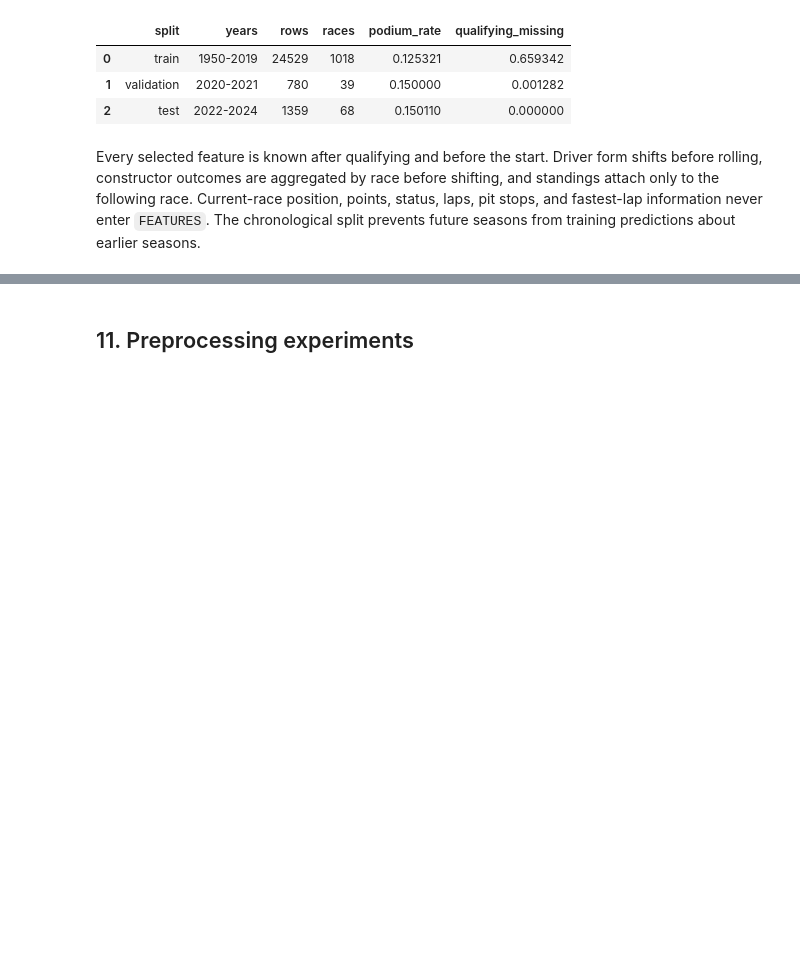
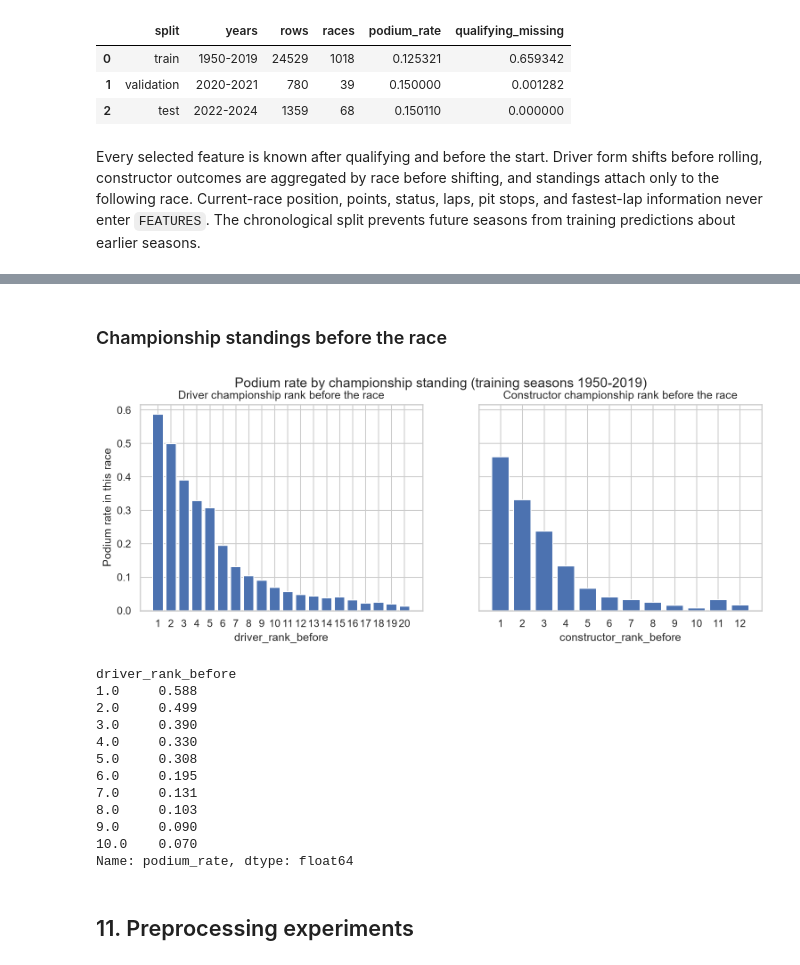
Before and after one commit to aliyousefex/ACL-9th-Paladin, a Jupyter notebook: notebooks/milestone_1_f1_podium_prediction.ipynb, the cells around one changed output, grey strips where cells are left out. Drawn from its saved outputs; the diff is of its cells as text; code cells hidden in the pictures; blank space fills up the shorter version.

```diff
--- a/notebooks/milestone_1_f1_podium_prediction.ipynb
+++ b/notebooks/milestone_1_f1_podium_prediction.ipynb
@@ -837,3 +1188,39 @@ Every selected feature is known after qualifying and before the start. Driver fo
+# %% [markdown]
+### Championship standings before the race
+# %%
+by_driver_rank = train[train["driver_rank_before"] <= 20].groupby("driver_rank_before")["podium"].mean()
+by_team_rank = train[train["constructor_rank_before"] <= 12].groupby("constructor_rank_before")["podium"].mean()
+
+fig, axes = plt.subplots(1, 2, figsize=(12, 4), sharey=True)
+axes[0].bar(by_driver_rank.index, by_driver_rank.values)
+axes[0].set_xticks(range(1, 21))
+axes[0].set_title("Driver championship rank before the race")
+axes[0].set_xlabel("driver_rank_before")
+axes[0].set_ylabel("Podium rate in this race")
+axes[1].bar(by_team_rank.index, by_team_rank.values)
+axes[1].set_xticks(range(1, 13))
+axes[1].set_title("Constructor championship rank before the race")
+axes[1].set_xlabel("constructor_rank_before")
+fig.suptitle("Podium rate by championship standing (training seasons 1950-2019)")
+fig.savefig(OUT / "figures" / "feature_standings_effect.png", dpi=150, bbox_inches="tight")
+plt.close(fig)
+
+display(Image(filename=str(OUT / "figures" / "feature_standings_effect.png")))
+display(by_driver_rank.head(10).round(3).rename("podium_rate"))
+# %% [output]
+[figure, added]
+driver_rank_before
+1.0     0.588
+2.0     0.499
+3.0     0.390
+4.0     0.330
+5.0     0.308
+6.0     0.195
+7.0     0.131
+8.0     0.103
+9.0     0.090
+10.0    0.070
+Name: podium_rate, dtype: float64
 # %% [markdown]
 ## 11. Preprocessing experiments
 # %%
```
Also changed, not shown: parts of 29 cells of this notebook.
